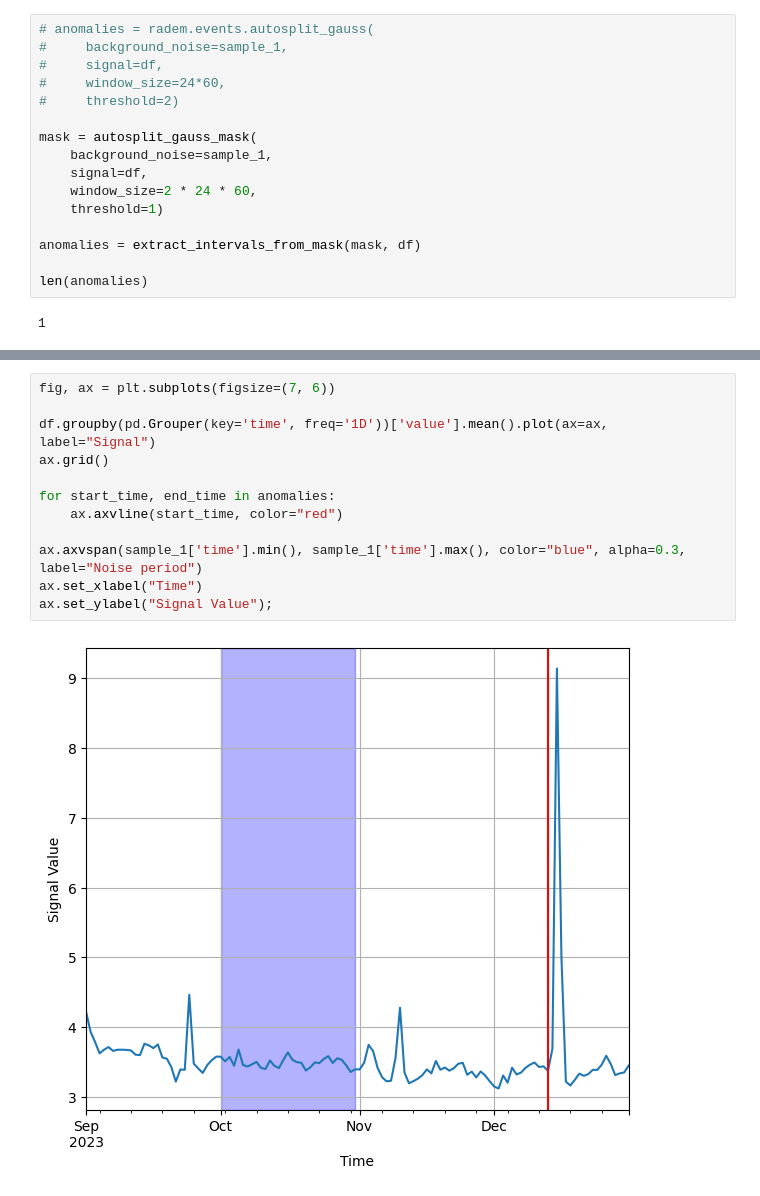
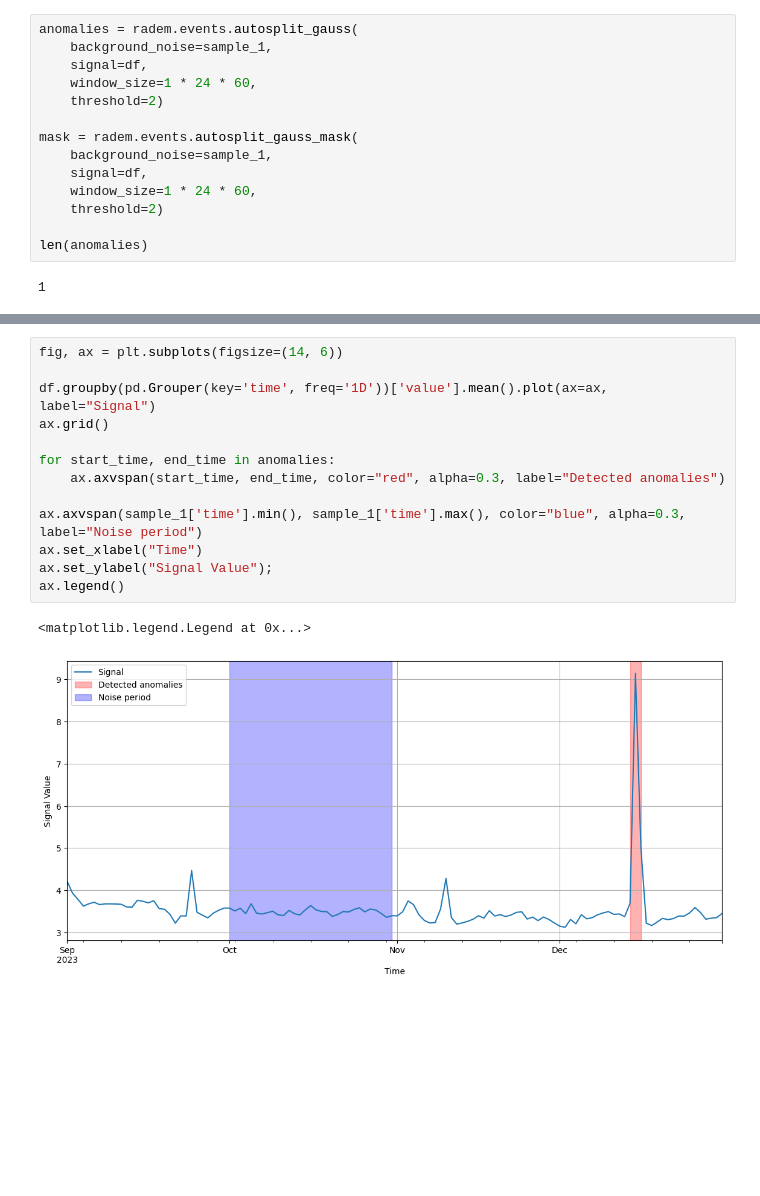
Before and after one commit to AGHRADEM/radem, a Jupyter notebook: src/radem/examples/total_gcr_dose.ipynb, the cells around one changed output, grey strips where cells are left out. Cells and saved outputs as stored; diff of their text form; blank space fills up the shorter version.

Commit message:
Moved functions to the library and added visualisations

```diff
--- a/src/radem/examples/total_gcr_dose.ipynb
+++ b/src/radem/examples/total_gcr_dose.ipynb
@@ -278,17 +207,15 @@ def extract_intervals_from_mask(mask, signal):
 # %%
-# anomalies = radem.events.autosplit_gauss(
-#     background_noise=sample_1,
-#     signal=df,
-#     window_size=24*60,
-#     threshold=2)
-
-mask = autosplit_gauss_mask(
+anomalies = radem.events.autosplit_gauss(
     background_noise=sample_1,
     signal=df,
-    window_size=2 * 24 * 60,
-    threshold=1)
+    window_size=1 * 24 * 60,
+    threshold=2)
 
-anomalies = extract_intervals_from_mask(mask, df)
+mask = radem.events.autosplit_gauss_mask(
+    background_noise=sample_1,
+    signal=df,
+    window_size=1 * 24 * 60,
+    threshold=2)
 
 len(anomalies)
 # %% [output]
@@ -300,14 +223,16 @@ print(anomalies)
 # %%
-fig, ax = plt.subplots(figsize=(7, 6))
+fig, ax = plt.subplots(figsize=(14, 6))
 
 df.groupby(pd.Grouper(key='time', freq='1D'))['value'].mean().plot(ax=ax, label="Signal")
 ax.grid()
 
 for start_time, end_time in anomalies:
-    ax.axvline(start_time, color="red")
+    ax.axvspan(start_time, end_time, color="red", alpha=0.3, label="Detected anomalies")
 
 ax.axvspan(sample_1['time'].min(), sample_1['time'].max(), color="blue", alpha=0.3, label="Noise period")
 ax.set_xlabel("Time")
 ax.set_ylabel("Signal Value");
+ax.legend()
 # %% [output]
+<matplotlib.legend.Legend at 0x...>
-[figure, old version]
+[figure, new version]
```
Also changed, not shown: parts of 10 cells of this notebook, 2 other files.
